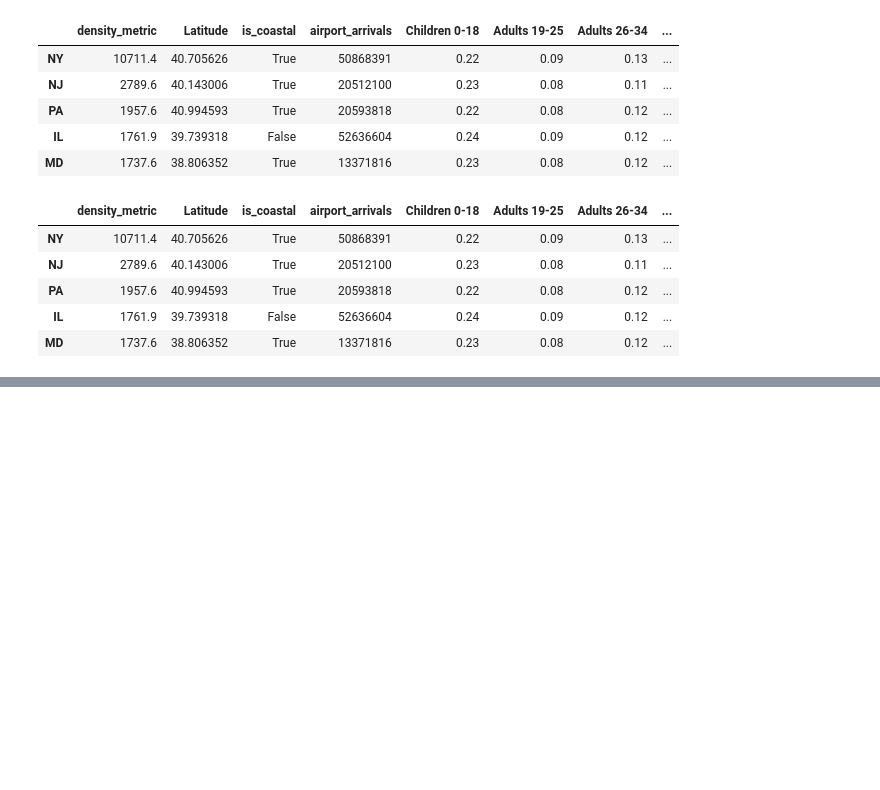
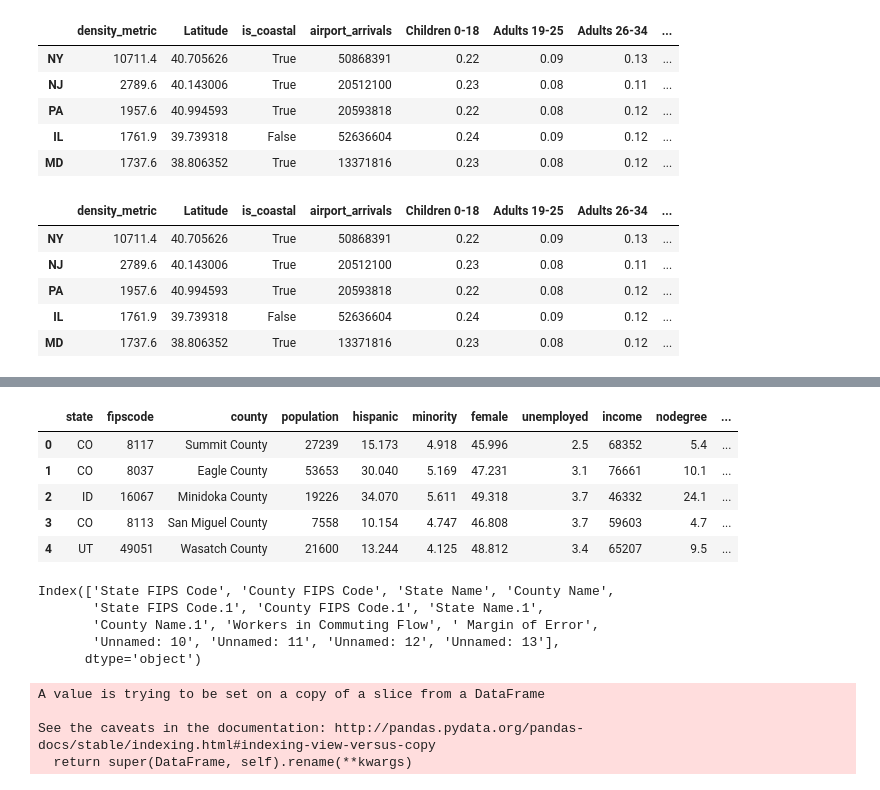
Before and after one commit to benlevyx/modelling-infectious-disease, a Jupyter notebook: state_stats/summary_stats.ipynb, the cells around one changed output, grey strips where cells are left out. Drawn from its saved outputs; the diff is of its cells as text; code cells hidden in the pictures; blank space fills up the shorter version.

Commit message:
finished getting data

```diff
--- a/state_stats/summary_stats.ipynb
+++ b/state_stats/summary_stats.ipynb
@@ -370,0 +431,9 @@ state_stats_df3.to_csv('state_stats.csv')
+# %%
+county_metrics_df.head()
+# %% [output]
+|  | state | fipscode | county | population | hispanic | minority | female | unemployed | income | nodegree | ... |
+| 0 | CO | 8117 | Summit County | 27239 | 15.173 | 4.918 | 45.996 | 2.5 | 68352 | 5.4 | ... |
+| 1 | CO | 8037 | Eagle County | 53653 | 30.040 | 5.169 | 47.231 | 3.1 | 76661 | 10.1 | ... |
+| 2 | ID | 16067 | Minidoka County | 19226 | 34.070 | 5.611 | 49.318 | 3.7 | 46332 | 24.1 | ... |
+| 3 | CO | 8113 | San Miguel County | 7558 | 10.154 | 4.747 | 46.808 | 3.7 | 59603 | 4.7 | ... |
+| 4 | UT | 49051 | Wasatch County | 21600 | 13.244 | 4.125 | 48.812 | 3.4 | 65207 | 9.5 | ... |
@@ -370,0 +456,8 @@ state_stats_df3.to_csv('state_stats.csv')
+# %%
+commuting_df_complete.columns
+# %% [output]
+Index(['State FIPS Code', 'County FIPS Code', 'State Name', 'County Name',
+       'State FIPS Code.1', 'County FIPS Code.1', 'State Name.1',
+       'County Name.1', 'Workers in Commuting Flow', ' Margin of Error',
+       'Unnamed: 10', 'Unnamed: 11', 'Unnamed: 12', 'Unnamed: 13'],
+      dtype='object')
@@ -370,0 +466,10 @@ state_stats_df3.to_csv('state_stats.csv')
+# %%
+commuting_df.rename(columns={'State Name': 'home_state',
+                             'State Name.1': 'work_state',
+                             'Workers in Commuting Flow': 'commuters'},
+                   inplace=True)
+# %% [output]
+A value is trying to be set on a copy of a slice from a DataFrame
+
+See the caveats in the documentation: http://pandas.pydata.org/pandas-docs/stable/indexing.html#indexing-view-versus-copy
+  return super(DataFrame, self).rename(**kwargs)
```
Also changed, not shown: parts of 28 cells of this notebook, 2 other files.
